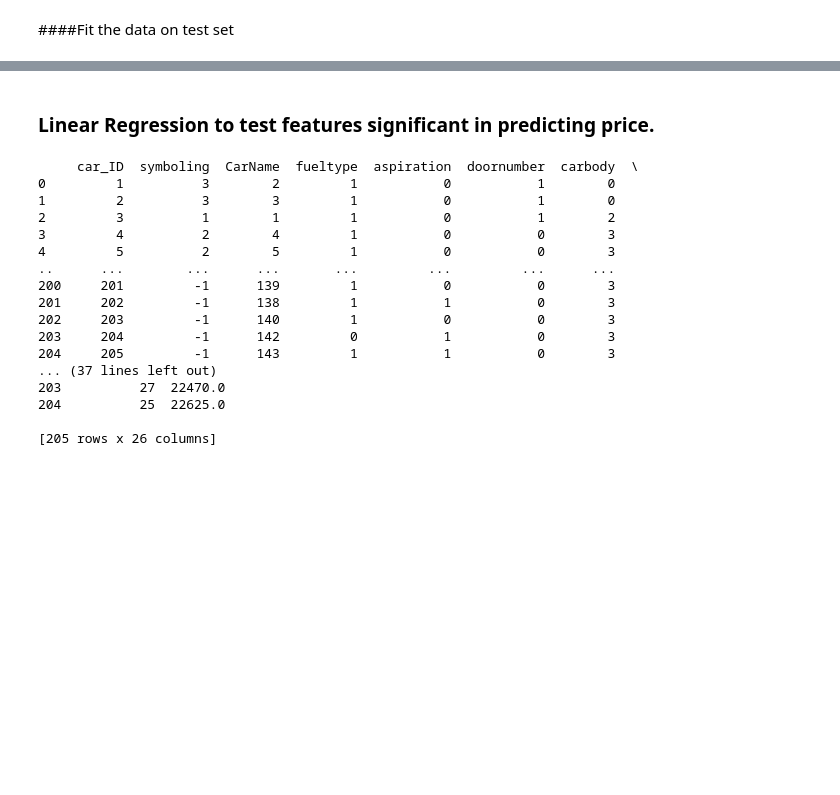
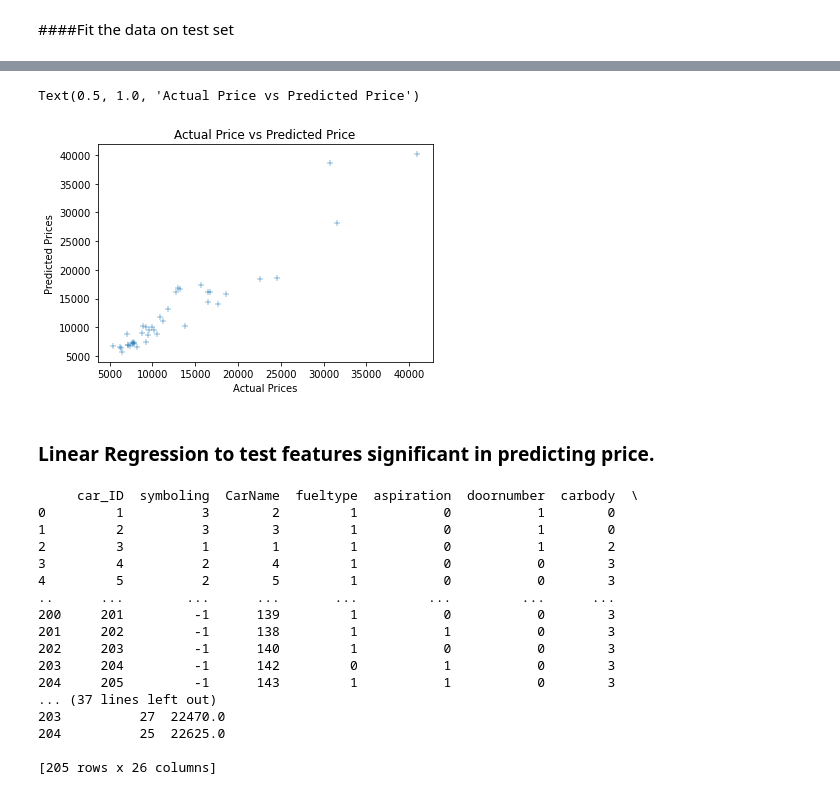
Before and after one commit to arthyedk/MMA-Project, a Jupyter notebook: Car_Price_Prediction.ipynb, the cells around one changed output, grey strips where cells are left out. Drawn from its saved outputs; the diff is of its cells as text; code cells hidden in the pictures; blank space fills up the shorter version.

```diff
--- a/Car_Price_Prediction.ipynb
+++ b/Car_Price_Prediction.ipynb
@@ -265,3 +290,11 @@ r2_score: 0.8098841225476502
+# %%
+sns.scatterplot(y_test, y_pred,marker="+")
+plt.xlabel("Actual Prices")
+plt.ylabel ("Predicted Prices")
+plt.title("Actual Price vs Predicted Price")
+# %% [output]
+Text(0.5, 1.0, 'Actual Price vs Predicted Price')
+[figure, added]
 # %% [markdown]
 ### Linear Regression to test features significant in predicting price.
 # %%
```
Also changed, not shown: parts of 12 cells of this notebook.
